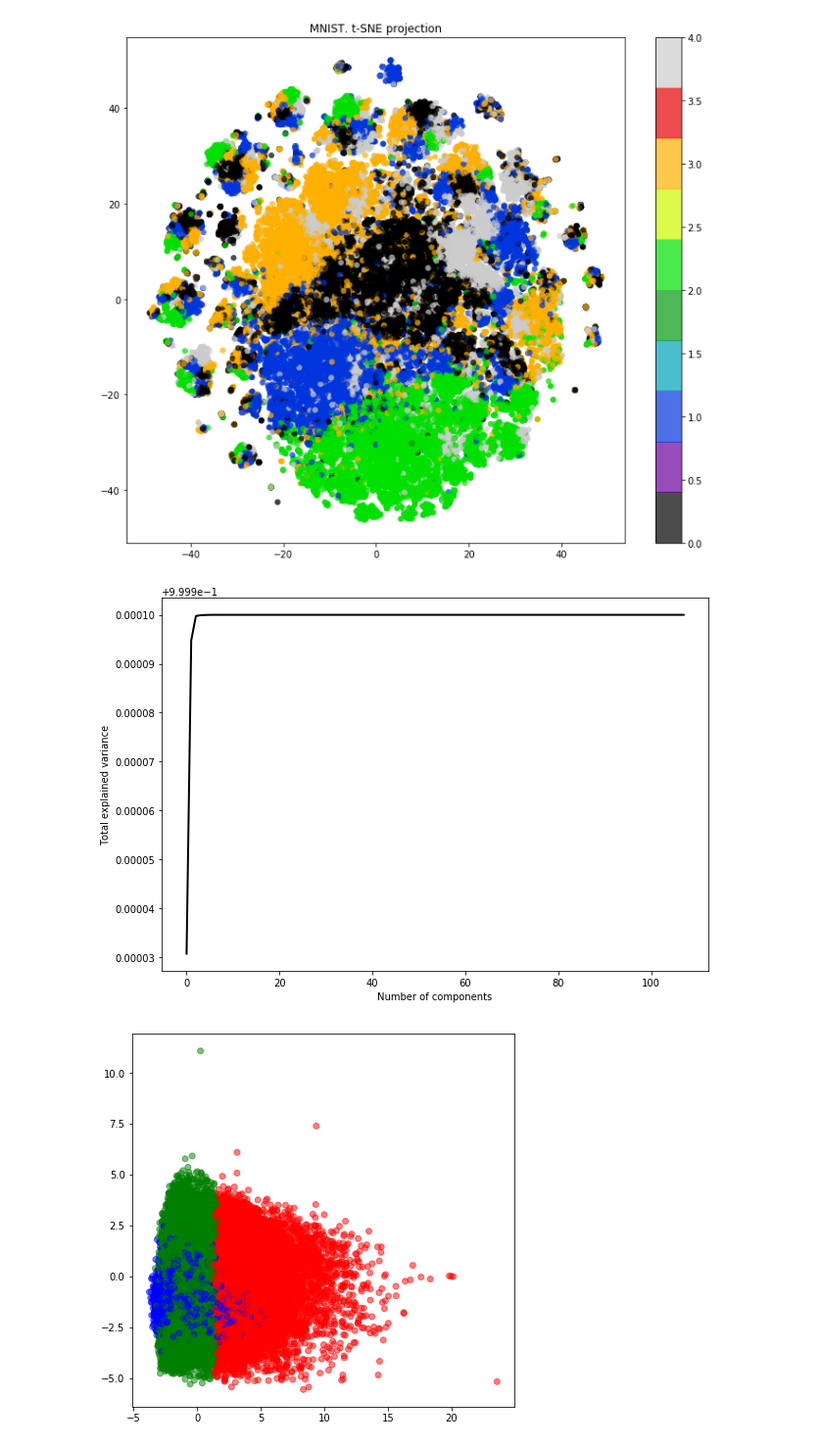
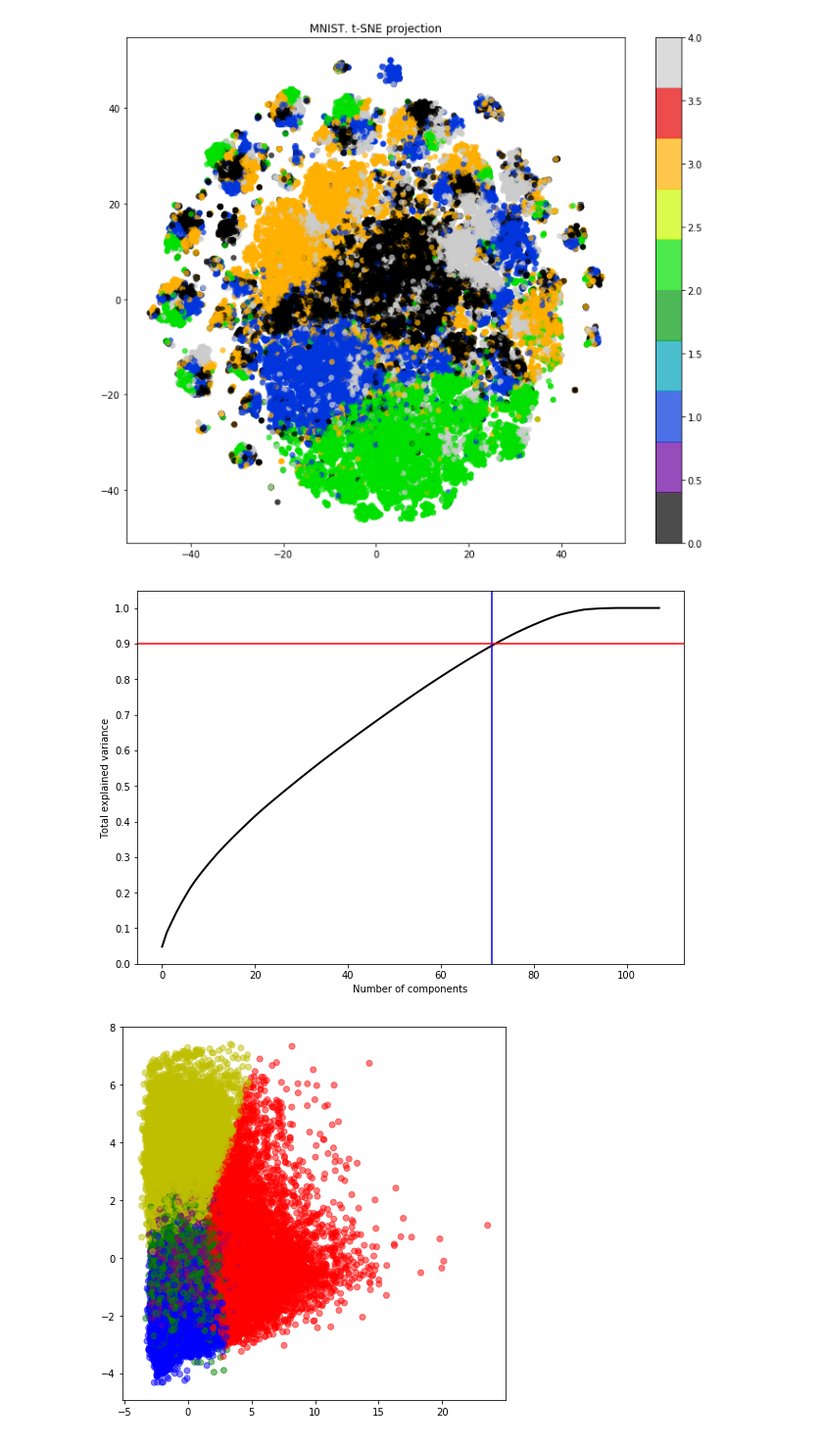
Before and after one commit to jiangshan123/Capstone_TDI, a Jupyter notebook: Project.ipynb, the cells around one changed output. Shown at 98% size. Cells and saved outputs as stored; diff of their text form; code cells hidden in the pictures.

```diff
--- a/Project.ipynb
+++ b/Project.ipynb
@@ -1133,41 +1140,42 @@ CPU times: user 1h 30min 10s, sys: 3min 48s, total: 1h 33min 59s
 Wall time: 1h 26min 22s
 [figure]
 # %%
-pca = decomposition.PCA().fit(X)
+#Percentage of variance explained by each of the selected components.
+
+pca = decomposition.PCA().fit(X_std)
 
 plt.figure(figsize=(10,7))
 plt.plot(np.cumsum(pca.explained_variance_ratio_), color='k', lw=2)
 plt.xlabel('Number of components')
 plt.ylabel('Total explained variance')
 #plt.xlim(0, 63)
-#plt.yticks(np.arange(0, 1.1, 0.1))
-#plt.axvline(21, c='b')
-#plt.axhline(0.9, c='r')
+plt.yticks(np.arange(0, 1.1, 0.1))
+plt.axvline(71, c='b')
+plt.axhline(0.9, c='r')
 plt.show();
 # %% [output]
-[figure, old version]
+[figure, new version]
 # %%
-pca = decomposition.PCA(n_components=7)
-x_7d = pca.fit_transform(X_std)
+pca = decomposition.PCA(n_components=5)
+x_5d = pca.fit_transform(X_std)
 # %%
 pca4 = decomposition.PCA(n_components=4)
 x_4d = pca.fit_transform(X_std)
 # %%
 #Set a 3 KMeans clustering
-kmeans = KMeans(n_clusters = 3)
-
+Kmeans = KMeans(n_clusters=5, init='k-means++', random_state=0)
 #Compute cluster centers and predict cluster indices
-X_clustered = kmeans.fit_predict(x_7d)
+X_clustered = kmeans.fit_predict(x_5d)
 
 #Define our own color map
 LABEL_COLOR_MAP = {0:'r', 1: 'g', 2: 'b', 3: 'purple', 4: 'y'}
 label_color = [LABEL_COLOR_MAP[l] for l in X_clustered]
 
 # Plot the scatter digram
 plt.figure(figsize = (7,7))
-plt.scatter(x_7d[:,0],x_7d[:,2], c= label_color, alpha=0.5)
+plt.scatter(x_7d[:,0],x_7d[:,1], c= label_color, alpha=0.5)
 plt.show()
 # %% [output]
-[figure, old version]
+[figure, new version]
 # %%
 # Create a temp dataframe from our PCA projection data "x_9d"
```
Also changed, not shown: parts of 6 cells of this notebook, 4 other files.
